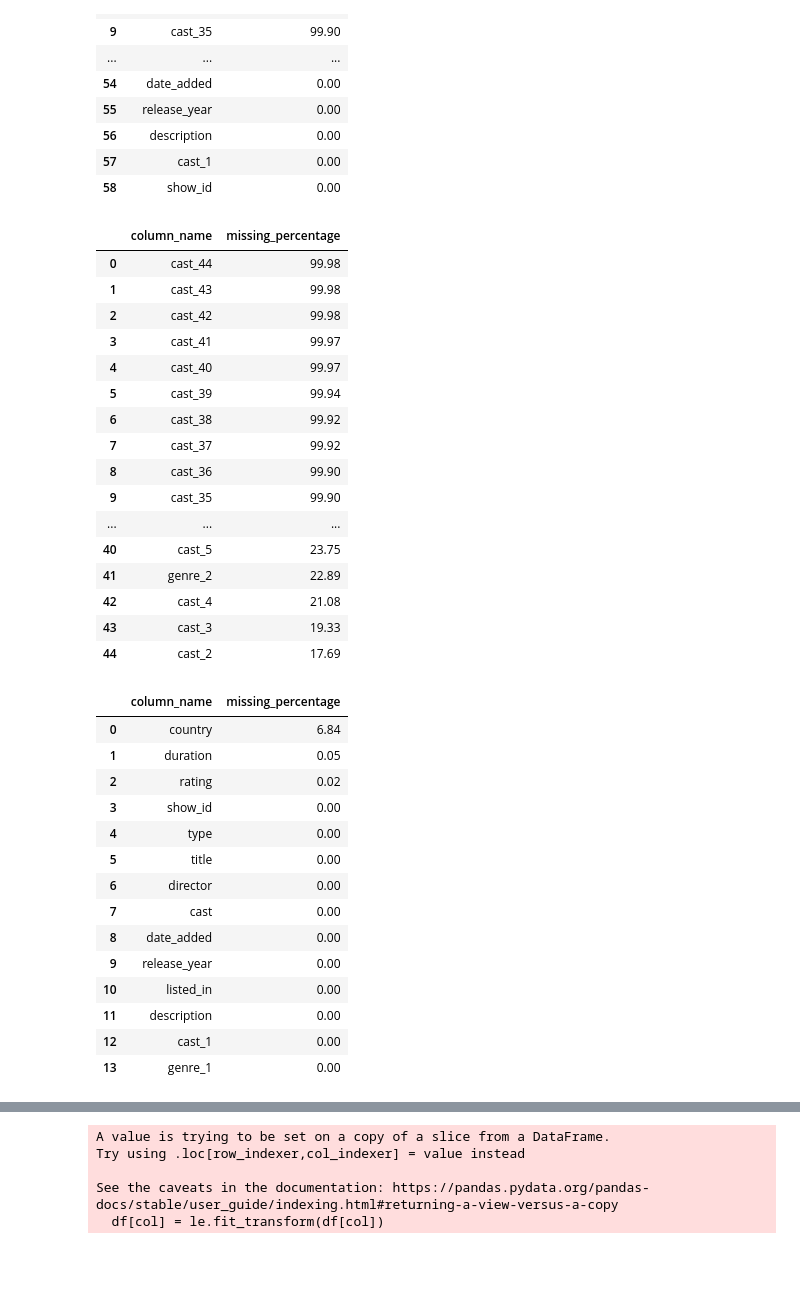
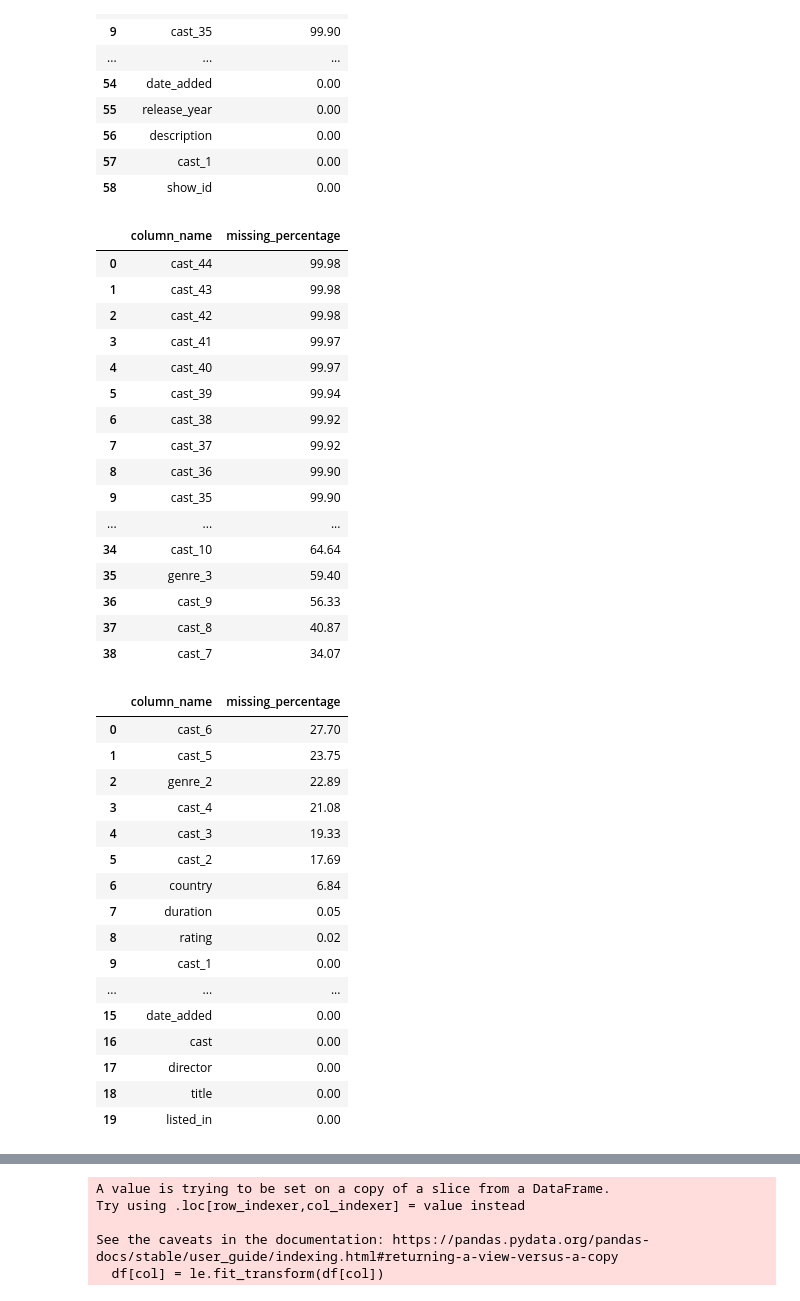
Before and after one commit to akashganesan1/Netflix-Shows-Movies-Genre-Prediction, a Jupyter notebook: Netflix Genre Prediction.ipynb, the cells around one changed output, grey strips where cells are left out. Cells and saved outputs as stored; diff of their text form; code cells hidden in the pictures; blank space fills up the shorter version.

```diff
--- a/Netflix Genre Prediction.ipynb
+++ b/Netflix Genre Prediction.ipynb
@@ -94,26 +99,26 @@ columns_tobe_deleted
 | 57 | cast_1 | 0.00 |
 | 58 | show_id | 0.00 |
 # %%
-df_missing_values = columns_tobe_deleted [columns_tobe_deleted ['missing_percentage'] > 10.0]
+df_missing_values = columns_tobe_deleted [columns_tobe_deleted ['missing_percentage'] > 30.0]
 df_missing_values
 # %% [output]
 |  | column_name | missing_percentage |
 | 0 | cast_44 | 99.98 |
 | 1 | cast_43 | 99.98 |
 | 2 | cast_42 | 99.98 |
 | 3 | cast_41 | 99.97 |
 | 4 | cast_40 | 99.97 |
 | 5 | cast_39 | 99.94 |
 | 6 | cast_38 | 99.92 |
 | 7 | cast_37 | 99.92 |
 | 8 | cast_36 | 99.90 |
 | 9 | cast_35 | 99.90 |
 | ... | ... | ... |
-| 40 | cast_5 | 23.75 |
-| 41 | genre_2 | 22.89 |
-| 42 | cast_4 | 21.08 |
-| 43 | cast_3 | 19.33 |
-| 44 | cast_2 | 17.69 |
+| 34 | cast_10 | 64.64 |
+| 35 | genre_3 | 59.40 |
+| 36 | cast_9 | 56.33 |
+| 37 | cast_8 | 40.87 |
+| 38 | cast_7 | 34.07 |
 # %%
 column_list = df_missing_values['column_name'].to_numpy()
 for i in column_list:
@@ -122,19 +127,21 @@ for i in column_list:
 missing_values_percentage(df)
 # %% [output]
 |  | column_name | missing_percentage |
-| 0 | country | 6.84 |
-| 1 | duration | 0.05 |
-| 2 | rating | 0.02 |
-| 3 | show_id | 0.00 |
-| 4 | type | 0.00 |
-| 5 | title | 0.00 |
-| 6 | director | 0.00 |
-| 7 | cast | 0.00 |
-| 8 | date_added | 0.00 |
-| 9 | release_year | 0.00 |
-| 10 | listed_in | 0.00 |
-| 11 | description | 0.00 |
-| 12 | cast_1 | 0.00 |
-| 13 | genre_1 | 0.00 |
+| 0 | cast_6 | 27.70 |
+| 1 | cast_5 | 23.75 |
+| 2 | genre_2 | 22.89 |
+| 3 | cast_4 | 21.08 |
+| 4 | cast_3 | 19.33 |
+| 5 | cast_2 | 17.69 |
+| 6 | country | 6.84 |
+| 7 | duration | 0.05 |
+| 8 | rating | 0.02 |
+| 9 | cast_1 | 0.00 |
+| ... | ... | ... |
+| 15 | date_added | 0.00 |
+| 16 | cast | 0.00 |
+| 17 | director | 0.00 |
+| 18 | title | 0.00 |
+| 19 | listed_in | 0.00 |
 # %%
 df = df.applymap(lambda x: x.upper() if type(x) == str else x)
```
Also changed, not shown: parts of 30 cells of this notebook.
